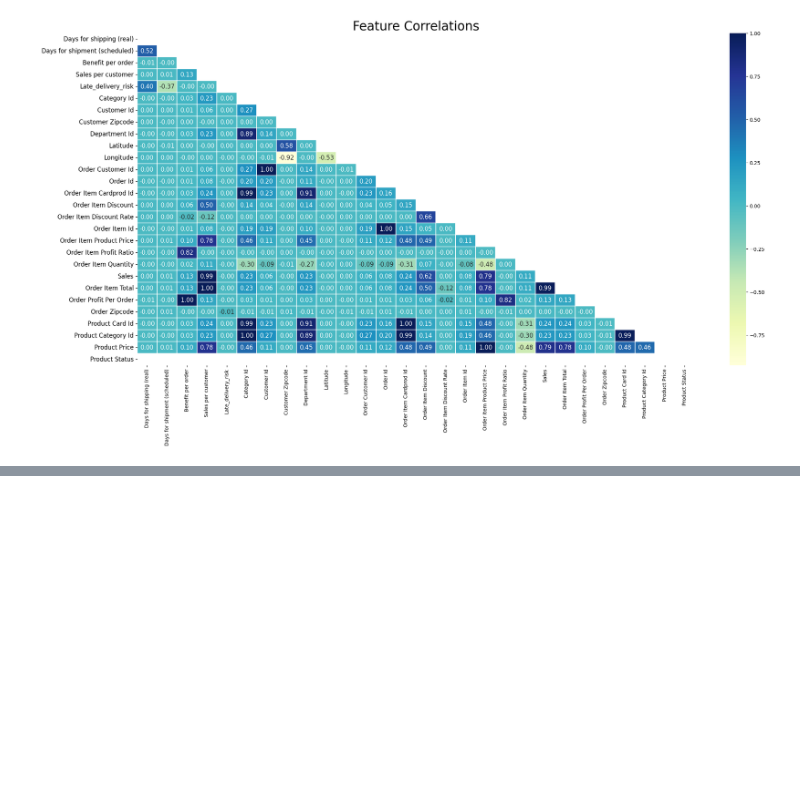
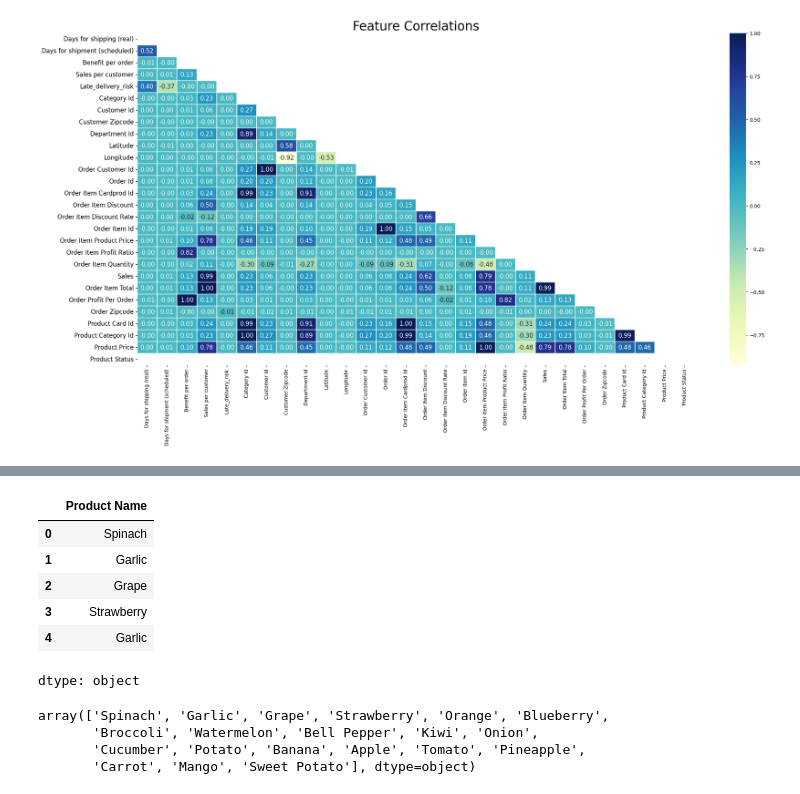
Before and after one commit to nankengbertin/MIA5130-Ssyt-Opt-Mngt, a Jupyter notebook: Milestone1.ipynb, the cells around one changed output, grey strips where cells are left out. Drawn from its saved outputs; the diff is of its cells as text; code cells hidden in the pictures; blank space fills up the shorter version.

```diff
--- a/Milestone1.ipynb
+++ b/Milestone1.ipynb
@@ -211,0 +235,25 @@ memory usage: 57.8+ MB
+# %%
+import random
+
+# List of fruit and vegetable names
+food_names = ['Apple', 'Banana', 'Orange', 'Grape', 'Strawberry', 'Blueberry', 'Mango', 'Pineapple', 'Watermelon', 'Kiwi',
+              'Carrot', 'Broccoli', 'Spinach', 'Tomato', 'Cucumber', 'Bell Pepper', 'Potato', 'Sweet Potato', 'Onion', 'Garlic']
+
+# Replace Product Name values with random fruit or vegetable names
+df['Product Name'] = [random.choice(food_names) for _ in range(len(df))]
+
+# Display the updated Product Name column
+display(df['Product Name'].head())
+display(df['Product Name'].unique())
+# %% [output]
+|  | Product Name |
+| 0 | Spinach |
+| 1 | Garlic |
+| 2 | Grape |
+| 3 | Strawberry |
+| 4 | Garlic |
+dtype: object
+array(['Spinach', 'Garlic', 'Grape', 'Strawberry', 'Orange', 'Blueberry',
+       'Broccoli', 'Watermelon', 'Bell Pepper', 'Kiwi', 'Onion',
+       'Cucumber', 'Potato', 'Banana', 'Apple', 'Tomato', 'Pineapple',
+       'Carrot', 'Mango', 'Sweet Potato'], dtype=object)
```
Also changed, not shown: parts of 5 cells of this notebook.
